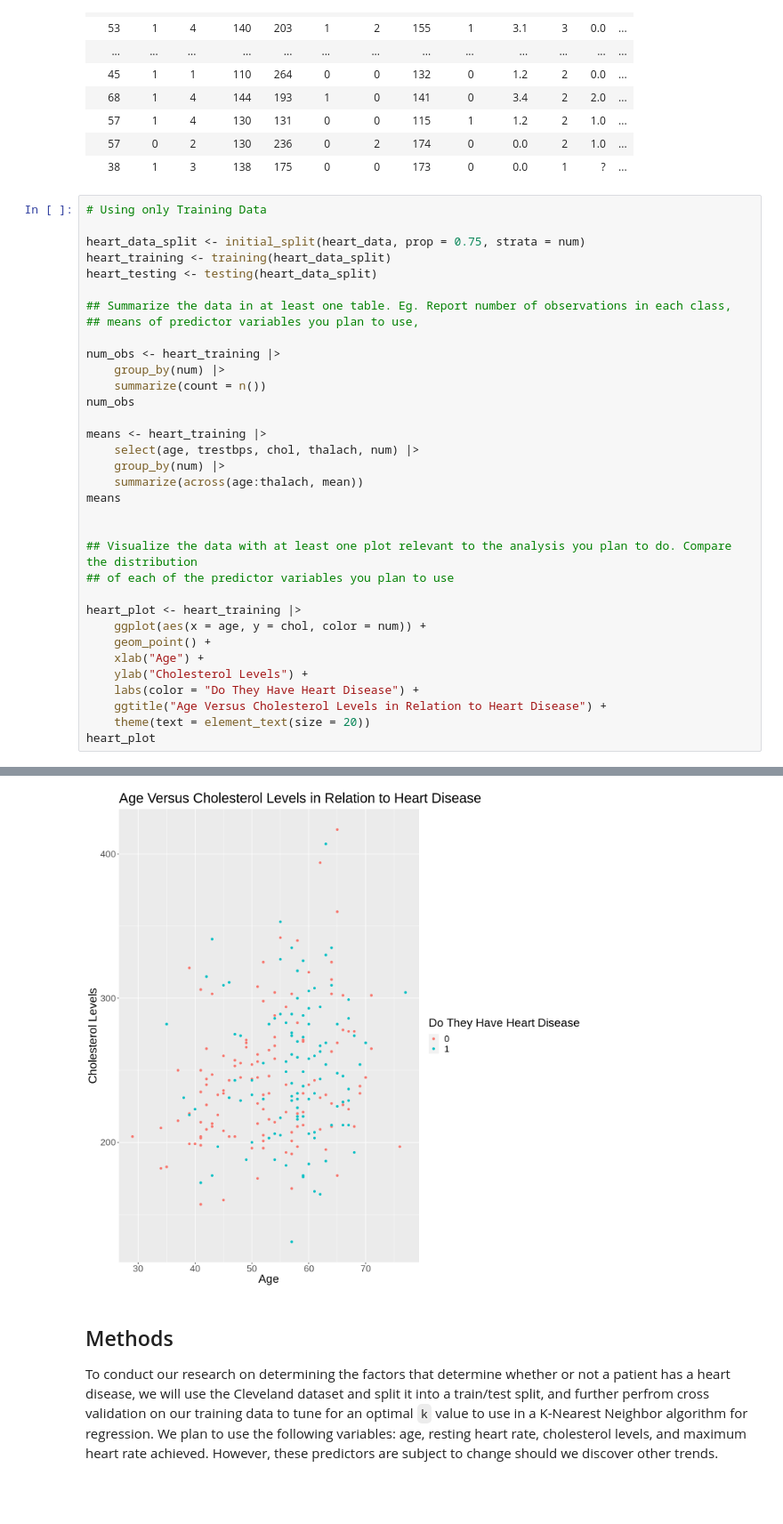
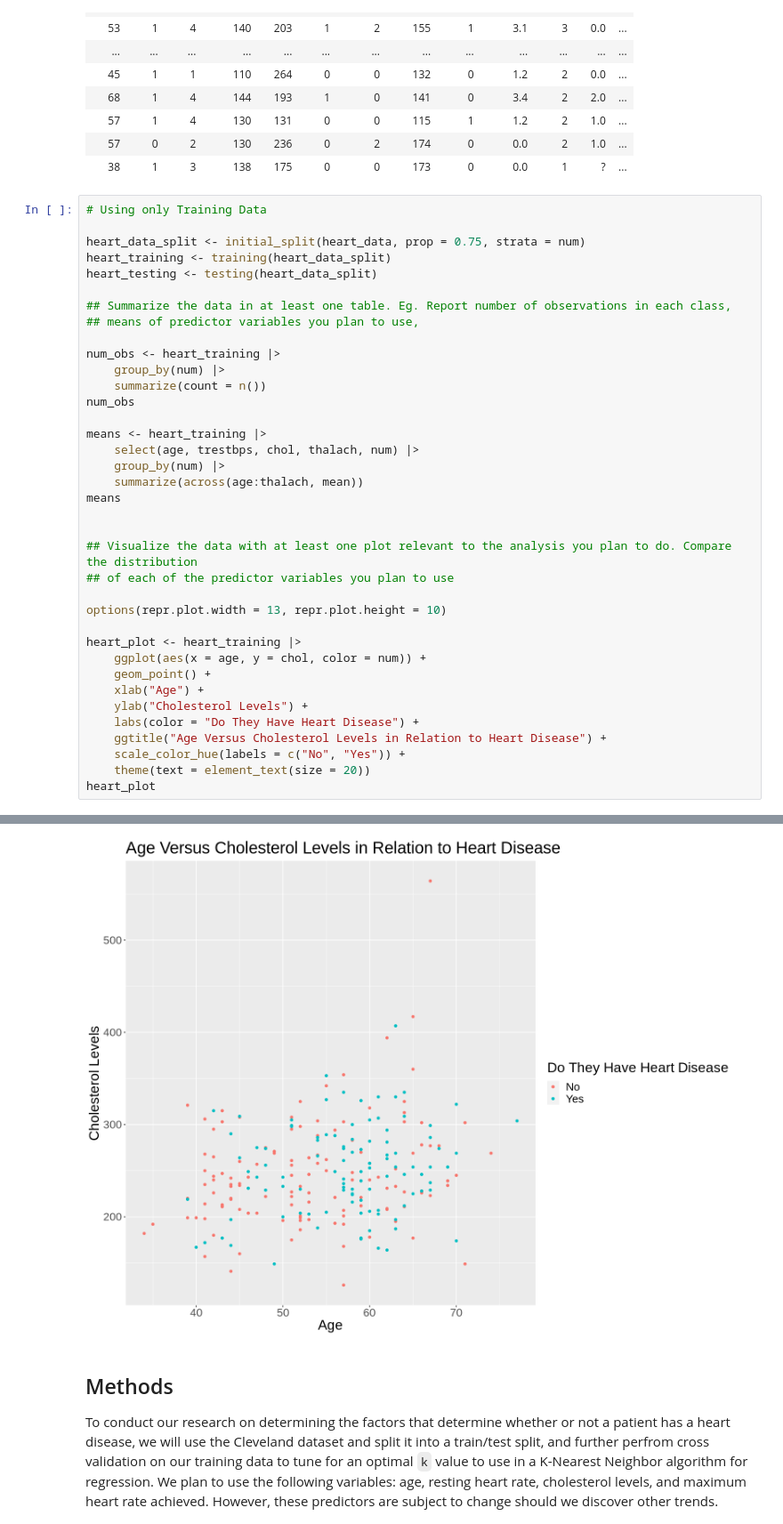
Before and after one commit to andyh031/dsci100-proj-group57, a Jupyter notebook: project.ipynb, the cells around one changed output, grey strips where cells are left out. Shown: that part at 89% size. Drawn from its saved outputs; the diff is of its cells as text; blank space fills up the shorter version.

Commit message:
revise plot

```diff
--- a/project.ipynb
+++ b/project.ipynb
@@ -103,6 +103,8 @@ means
 ## Visualize the data with at least one plot relevant to the analysis you plan to do. Compare the distribution
 ## of each of the predictor variables you plan to use
 
+options(repr.plot.width = 13, repr.plot.height = 10)
+
 heart_plot <- heart_training |>
     ggplot(aes(x = age, y = chol, color = num)) +
     geom_point() +
@@ -110,6 +112,7 @@ heart_plot <- heart_training |>
     ylab("Cholesterol Levels") +
     labs(color = "Do They Have Heart Disease") +
     ggtitle("Age Versus Cholesterol Levels in Relation to Heart Disease") +
+    scale_color_hue(labels = c("No", "Yes")) +
     theme(text = element_text(size = 20))
 heart_plot
 # %% [output]
@@ -126,4 +129,4 @@ A tibble: 2 × 5
-[figure, old version]
+[figure, new version]
 # %% [markdown]
 ## Methods
 To conduct our research on determining the factors that determine whether or not a patient has a heart disease, we will use the Cleveland dataset and split it into a train/test split, and further perfrom cross validation on our training data to tune for an optimal `k` value to use in a K-Nearest Neighbor algorithm for regression. We plan to use the following variables: age, resting heart rate, cholesterol levels, and maximum heart rate achieved. However, these predictors are subject to change should we discover other trends. Upon building a successful model, we will train our model once again with the tuned `k` value and compare its accuracy against the testing data, which includes the classification type of each of the patients that our model will try and predict.
```
Also changed, not shown: parts of 1 cell of this notebook.
